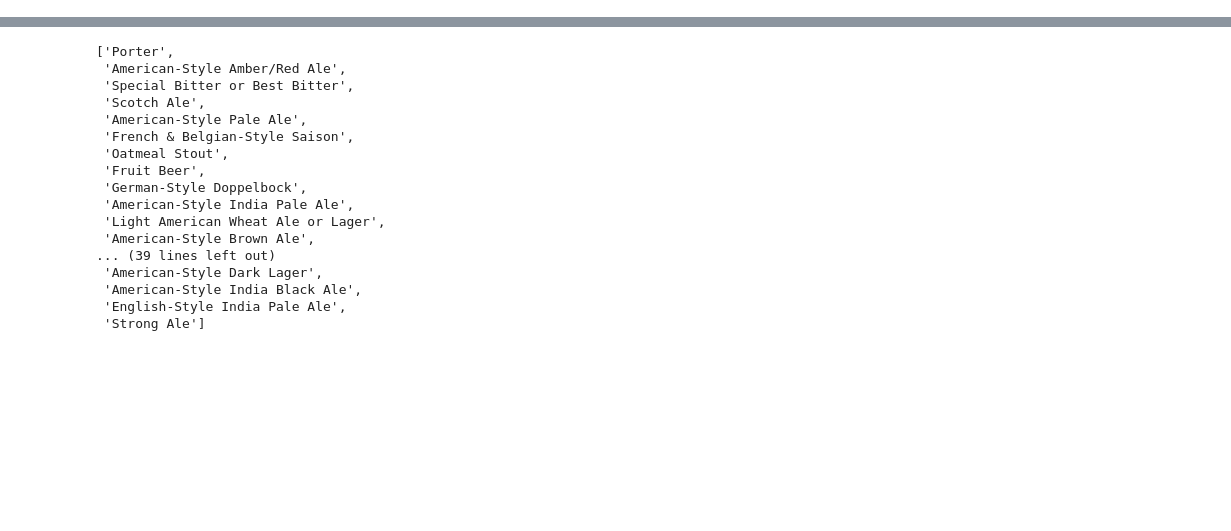
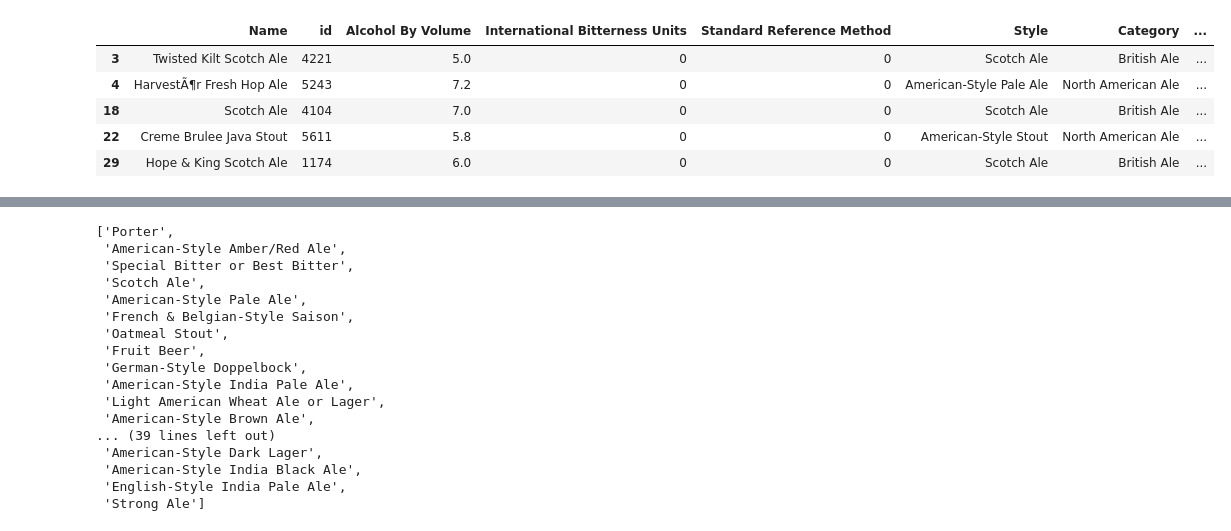
Before and after one commit to acoo33/project1, a Jupyter notebook: graphs/style_by_region.ipynb, the cells around one changed output, grey strips where cells are left out. Saved outputs shown, nothing was run; the diff lists cells and outputs as text; code cells hidden in the pictures; blank space fills up the shorter version.

```diff
--- a/graphs/style_by_region.ipynb
+++ b/graphs/style_by_region.ipynb
@@ -17,0 +76,10 @@ df.head(5)
+# %%
+df_midwest = df.loc[df['Region']=='Midwest']
+df_midwest.head()
+# %% [output]
+|  | Name | id | Alcohol By Volume | International Bitterness Units | Standard Reference Method | Style | Category | ... |
+| 3 | Twisted Kilt Scotch Ale | 4221 | 5.0 | 0 | 0 | Scotch Ale | British Ale | ... |
+| 4 | HarvestÃ¶r Fresh Hop Ale | 5243 | 7.2 | 0 | 0 | American-Style Pale Ale | North American Ale | ... |
+| 18 | Scotch Ale | 4104 | 7.0 | 0 | 0 | Scotch Ale | British Ale | ... |
+| 22 | Creme Brulee Java Stout | 5611 | 5.8 | 0 | 0 | American-Style Stout | North American Ale | ... |
+| 29 | Hope & King Scotch Ale | 1174 | 6.0 | 0 | 0 | Scotch Ale | British Ale | ... |
```
Also changed, not shown: parts of 13 cells of this notebook, 3 other files.
